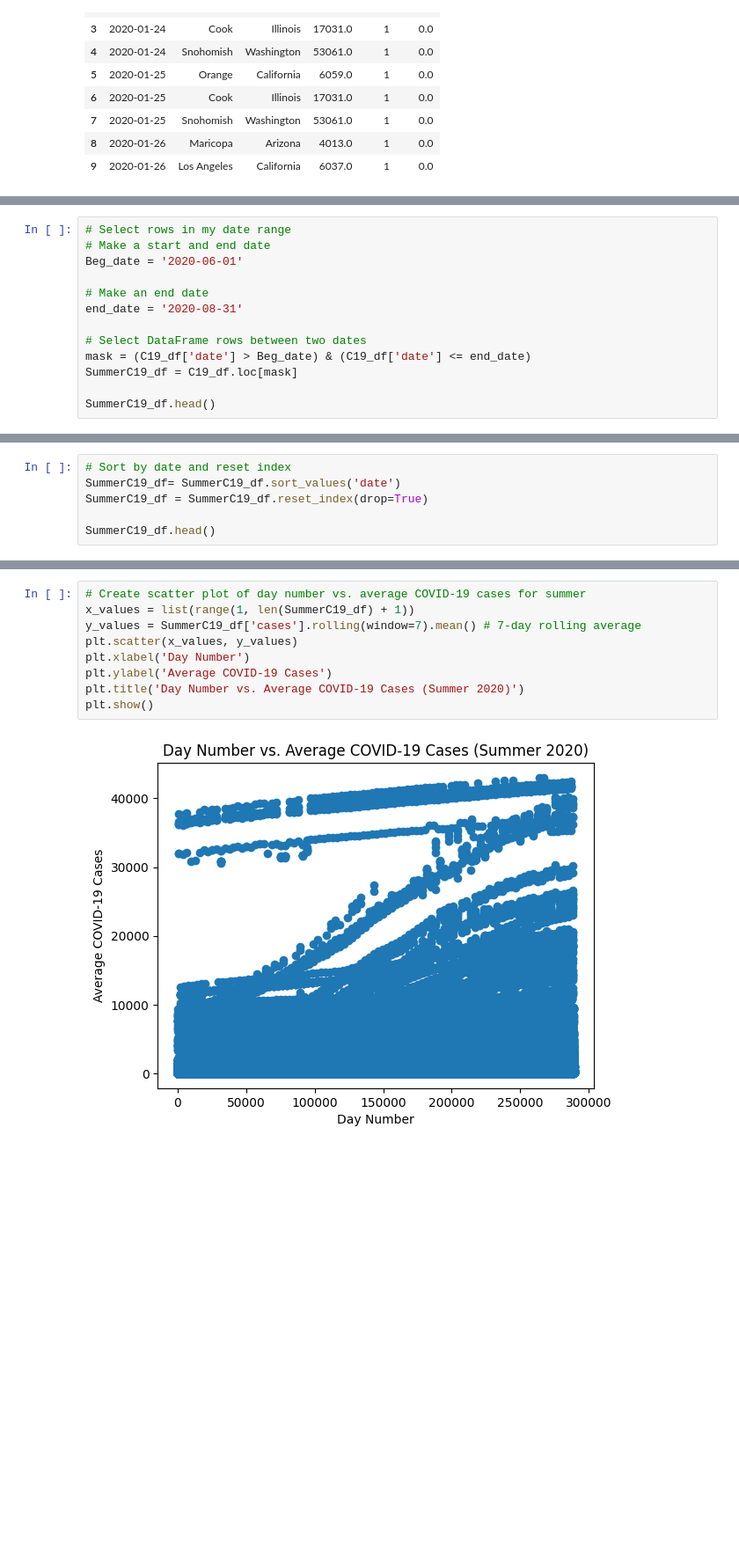
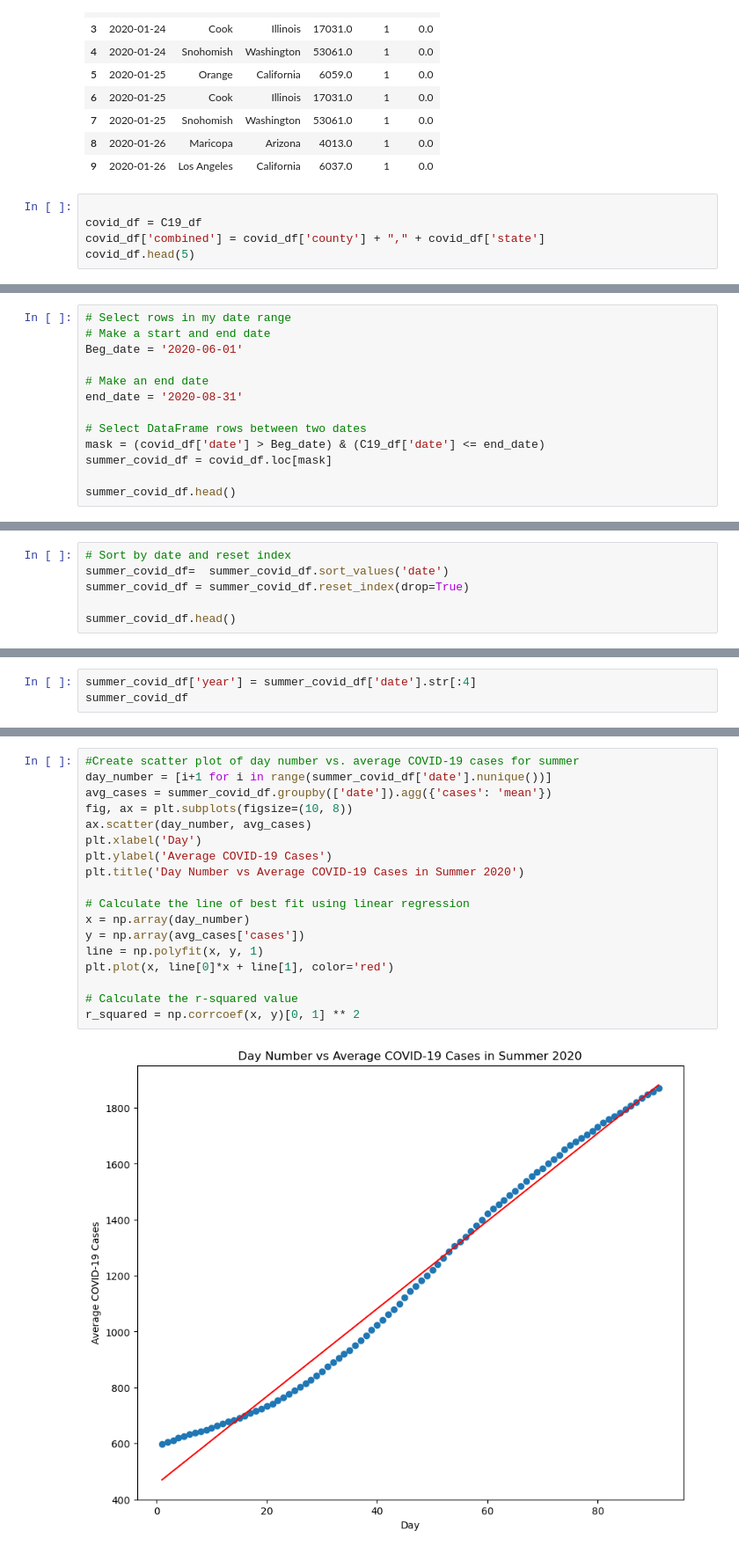
Before and after one commit to ryankracaw/project-one, a Jupyter notebook: Summer.ipynb, the cells around one changed output, grey strips where cells are left out. Shown at 88% size. Drawn from its saved outputs; the diff is of its cells as text; blank space fills up the shorter version.

```diff
--- a/Summer.ipynb
+++ b/Summer.ipynb
@@ -35,3 +56,8 @@ C19_df.head(10)
 | 7 | 2020-01-25 | Snohomish | Washington | 53061.0 | 1 | 0.0 |
 | 8 | 2020-01-26 | Maricopa | Arizona | 4013.0 | 1 | 0.0 |
 | 9 | 2020-01-26 | Los Angeles | California | 6037.0 | 1 | 0.0 |
+# %%
+
+covid_df = C19_df
+covid_df['combined'] = covid_df['county'] + "," + covid_df['state']
+covid_df.head(5)
@@ -44,8 +77,8 @@ Beg_date = '2020-06-01'
 end_date = '2020-08-31'
 
 # Select DataFrame rows between two dates
-mask = (C19_df['date'] > Beg_date) & (C19_df['date'] <= end_date)
-SummerC19_df = C19_df.loc[mask]
+mask = (covid_df['date'] > Beg_date) & (C19_df['date'] <= end_date)
+summer_covid_df = covid_df.loc[mask]
 
-SummerC19_df.head()
+summer_covid_df.head()
 # %% [output]
@@ -58,7 +91,7 @@ SummerC19_df.head()
 # %%
 # Sort by date and reset index
-SummerC19_df= SummerC19_df.sort_values('date')
-SummerC19_df = SummerC19_df.reset_index(drop=True)
+summer_covid_df=  summer_covid_df.sort_values('date')
+summer_covid_df = summer_covid_df.reset_index(drop=True)
 
-SummerC19_df.head()
+summer_covid_df.head()
 # %% [output]
@@ -152,0 +122,3 @@ plt.show()
+# %%
+summer_covid_df['year'] = summer_covid_df['date'].str[:4]
+summer_covid_df
@@ -153,14 +139,23 @@ plt.show()
 # %%
-# Create scatter plot of day number vs. average COVID-19 cases for summer
-x_values = list(range(1, len(SummerC19_df) + 1))
-y_values = SummerC19_df['cases'].rolling(window=7).mean() # 7-day rolling average
-plt.scatter(x_values, y_values)
-plt.xlabel('Day Number')
+#Create scatter plot of day number vs. average COVID-19 cases for summer
+day_number = [i+1 for i in range(summer_covid_df['date'].nunique())]
+avg_cases = summer_covid_df.groupby(['date']).agg({'cases': 'mean'})
+fig, ax = plt.subplots(figsize=(10, 8))
+ax.scatter(day_number, avg_cases)
+plt.xlabel('Day')
 plt.ylabel('Average COVID-19 Cases')
-plt.title('Day Number vs. Average COVID-19 Cases (Summer 2020)')
-plt.show()
+plt.title('Day Number vs Average COVID-19 Cases in Summer 2020')
+
+# Calculate the line of best fit using linear regression
+x = np.array(day_number)
+y = np.array(avg_cases['cases'])
+line = np.polyfit(x, y, 1)
+plt.plot(x, line[0]*x + line[1], color='red')
+
+# Calculate the r-squared value
+r_squared = np.corrcoef(x, y)[0, 1] ** 2
 # %% [output]
-[figure, old version]
+[figure, new version]
 # %%
 # Exponential regression on COVID-19 cases
 
```
Also changed, not shown: parts of 15 cells of this notebook.
